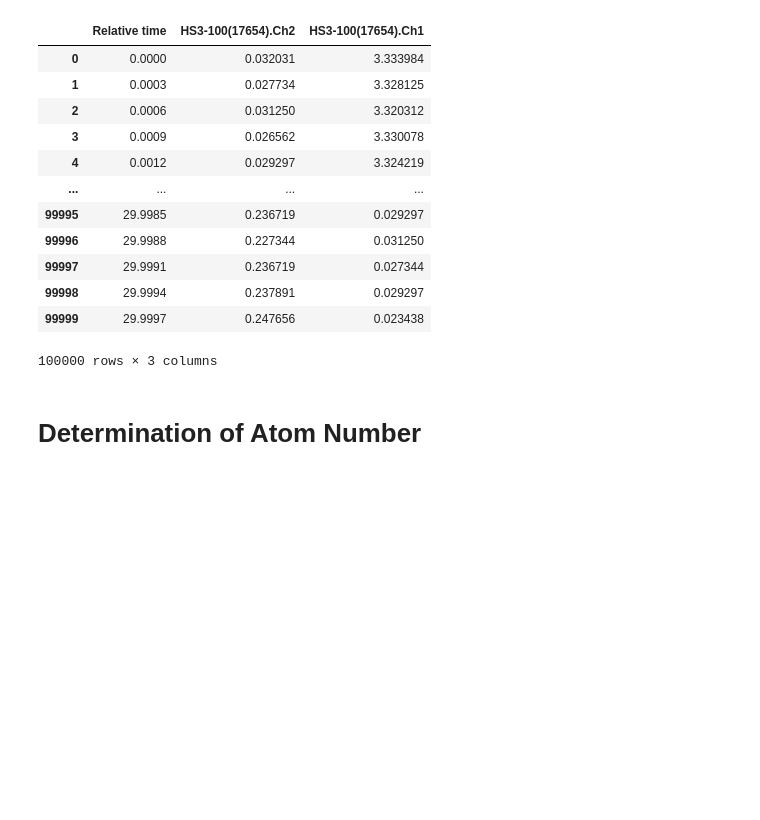
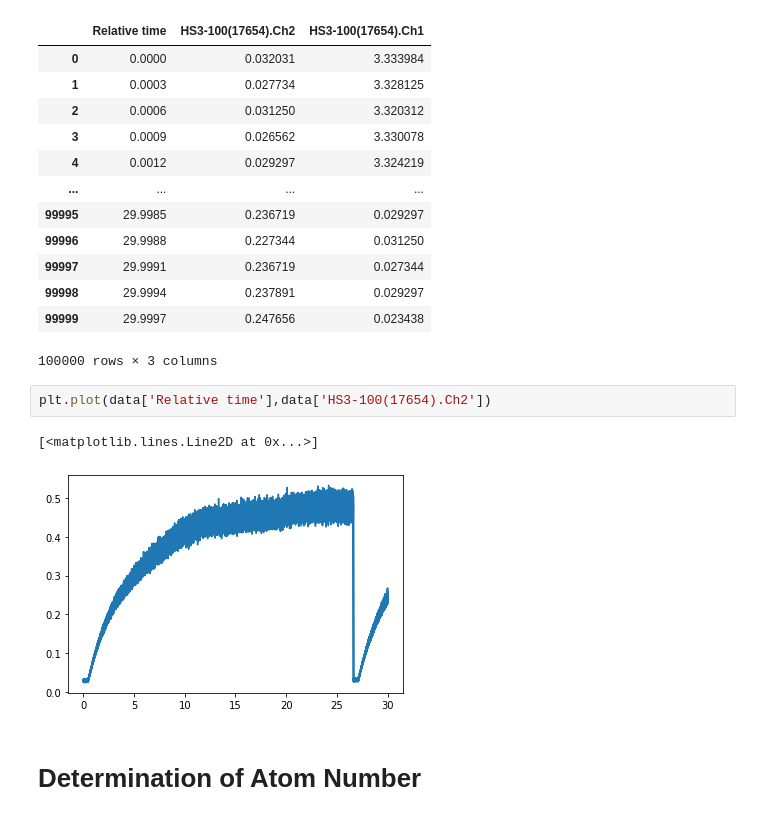
Before and after one commit to mkm2/FP-MOT, a Jupyter notebook: MOT/LoadingCurves.ipynb, the cells around one changed output. Drawn from its saved outputs; the diff is of its cells as text; blank space fills up the shorter version.

```diff
--- a/MOT/LoadingCurves.ipynb
+++ b/MOT/LoadingCurves.ipynb
@@ -39,6 +40,11 @@ data
 | 99998 | 29.9994 | 0.237891 | 0.029297 |
 | 99999 | 29.9997 | 0.247656 | 0.023438 |
 100000 rows × 3 columns
+# %%
+plt.plot(data['Relative time'],data['HS3-100(17654).Ch2'])
+# %% [output]
+[<matplotlib.lines.Line2D at 0x...>]
+[figure, added]
 # %% [markdown]
 # Determination of Atom Number
 # %% [markdown]
```
Also changed, not shown: parts of 12 cells of this notebook.
